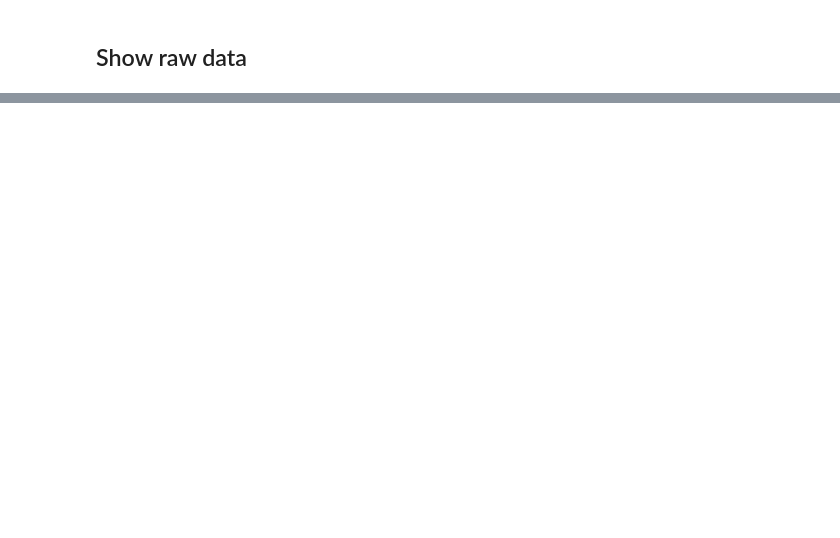
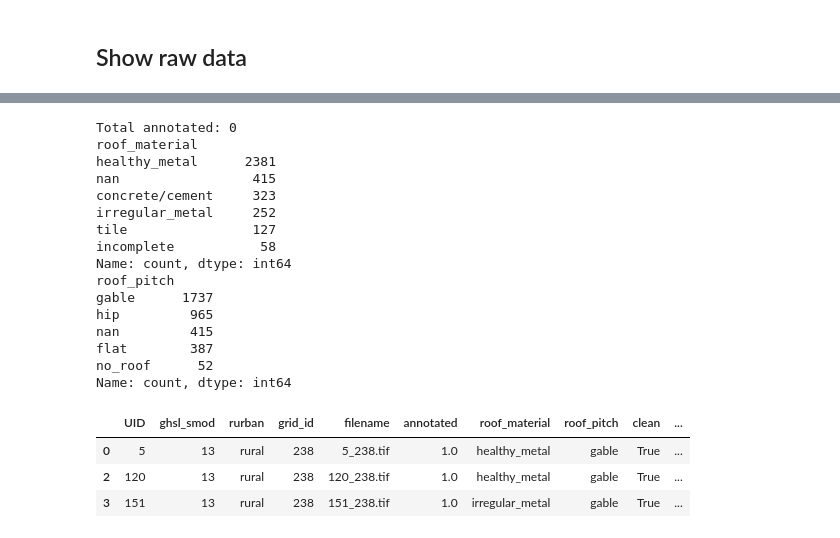
Before and after one commit to GFDRR/caribbean-climate-resilience, a Jupyter notebook: notebooks/02_data_annotation.ipynb, the cells around one changed output, grey strips where cells are left out. Cells and saved outputs as stored; diff of their text form; code cells hidden in the pictures; blank space fills up the shorter version.

```diff
--- a/notebooks/02_data_annotation.ipynb
+++ b/notebooks/02_data_annotation.ipynb
@@ -44,8 +56,2 @@ da.visualize_annotations(index=0)
 # %% [markdown]
 ## Show raw data
-# %%
-data = da.load_data()
-print(f"Total annotated (not including skipped): {data[data.annotated == True].shape[0]}")
-for label in labels:
-    print(data[label].value_counts())
-data.head(3)
@@ -65,0 +58,27 @@ Name: count, dtype: int64
+# %%
+data = da.load_data().dropna()
+print(f"Total annotated: {data[(data.annotated == True) & (data.clean == True)].shape[0]}")
+for label in labels:
+    print(data[label].value_counts())
+data.head(3)
+# %% [output]
+Total annotated: 0
+roof_material
+healthy_metal      2381
+nan                 415
+concrete/cement     323
+irregular_metal     252
+tile                127
+incomplete           58
+Name: count, dtype: int64
+roof_pitch
+gable      1737
+hip         965
+nan         415
+flat        387
+no_roof      52
+Name: count, dtype: int64
+|  | UID | ghsl_smod | rurban | grid_id | filename | annotated | roof_material | roof_pitch | clean | ... |
+| 0 | 5 | 13 | rural | 238 | 5_238.tif | 1.0 | healthy_metal | gable | True | ... |
+| 2 | 120 | 13 | rural | 238 | 120_238.tif | 1.0 | healthy_metal | gable | True | ... |
+| 3 | 151 | 13 | rural | 238 | 151_238.tif | 1.0 | irregular_metal | gable | True | ... |
```
Also changed, not shown: parts of 11 cells of this notebook, 1 other file.
